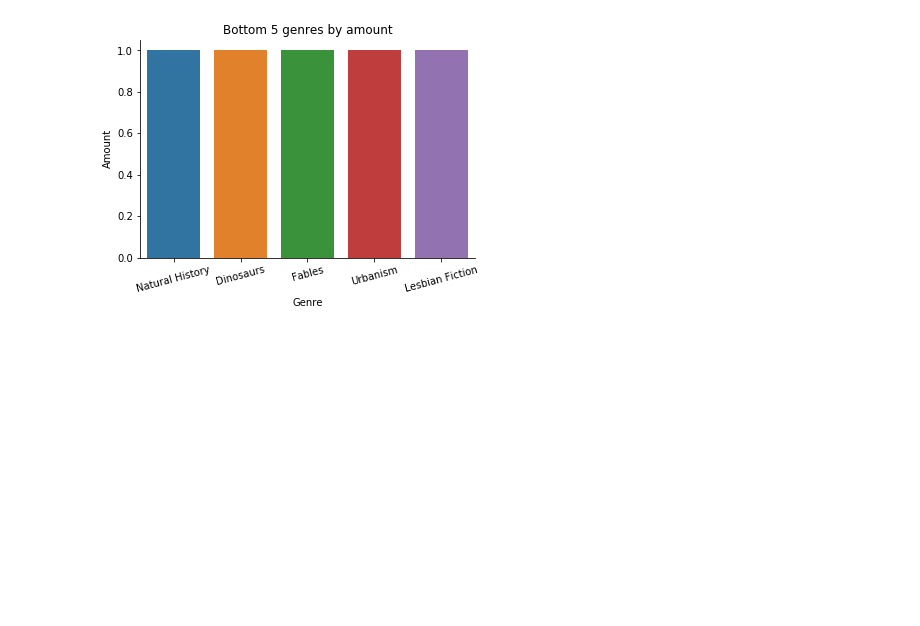
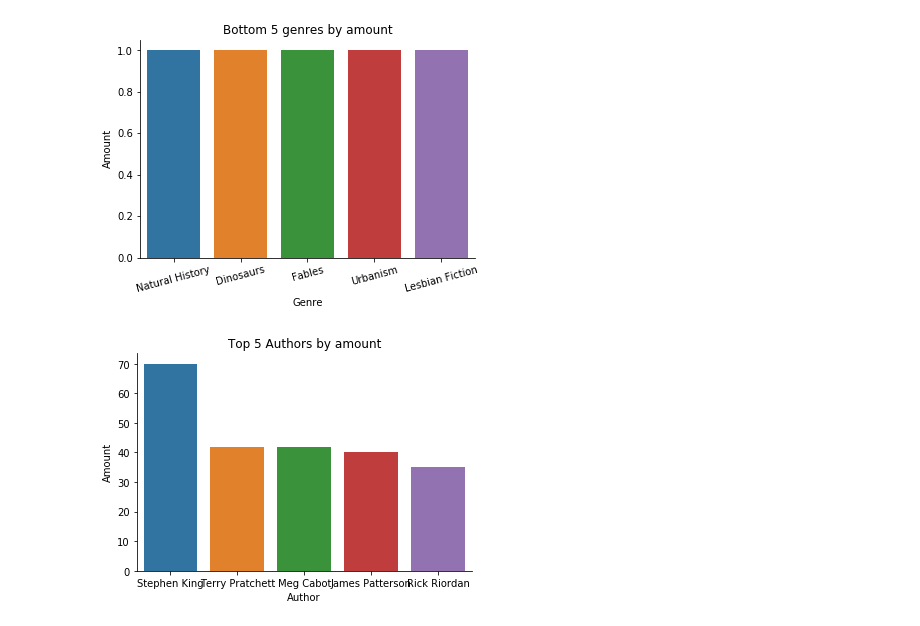
Before and after one commit to katiehuynh/Book_Reccomendation, a Jupyter notebook: basic.ipynb, the cells around one changed output. Cells and saved outputs as stored; diff of their text form; code cells hidden in the pictures; blank space fills up the shorter version.

```diff
--- a/basic.ipynb
+++ b/basic.ipynb
@@ -76,3 +76,30 @@ pyplot.show()
 # %% [output]
 [figure]
 [figure]
+# %%
+# Split and find the most popular author.
+
+# split
+split_authors = books.loc[books.authors.notnull(), 'authors'].str.split(',', expand=True).stack().reset_index(level=-1, drop=True)
+
+# count
+split_authors_counts = split_authors.value_counts().sort_values(ascending=False)
+
+# Plot the top 5
+sns.barplot(y=split_authors_counts[:5], x = split_authors_counts.index[:5])
+sns.despine()
+pyplot.xlabel('Author')
+pyplot.ylabel('Amount')
+pyplot.title('Top 5 Authors by amount')
+pyplot.show()
+
+# Bottom 5
+j = sns.barplot(y=split_authors_counts[-5:], x=split_authors_counts.index[-5:])
+j.set_xticklabels(j.get_xticklabels(), rotation=15, ha='center')
+sns.despine()
+pyplot.xlabel('Author')
+pyplot.ylabel('Amount')
+pyplot.title('Bottom 5 Authors by amount')
+pyplot.show()
+# %% [output]
+[figure, added]
```
Also changed, not shown: parts of 1 cell of this notebook.
